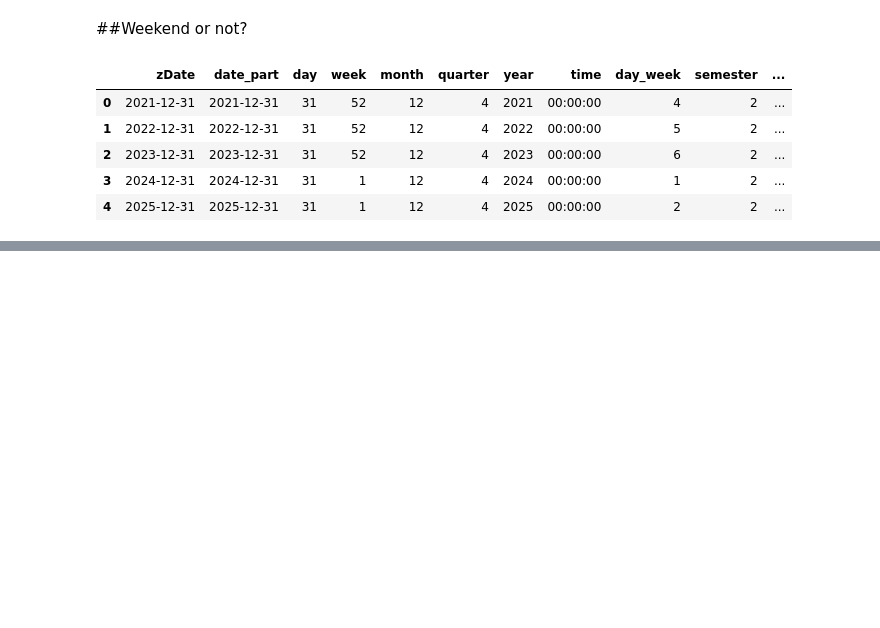
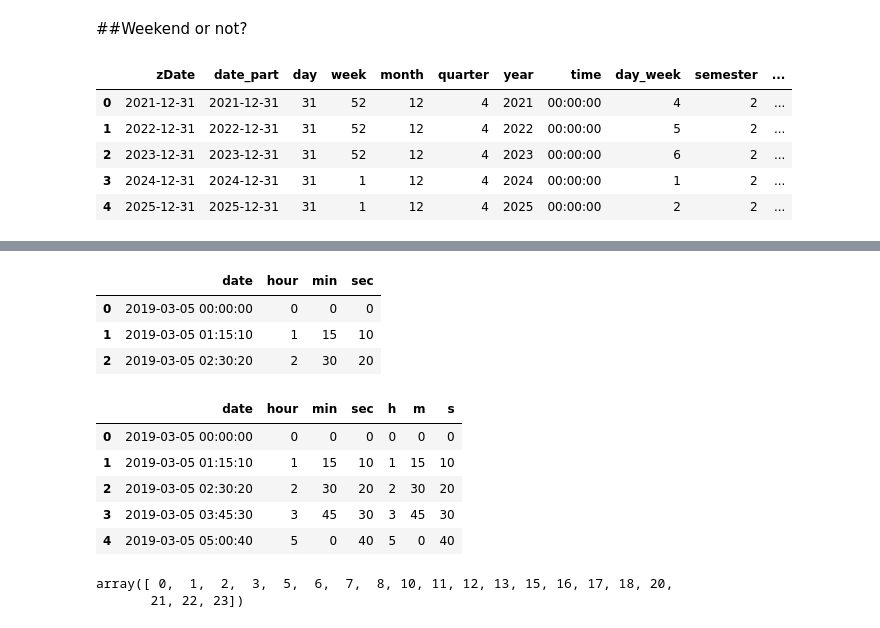
Before and after one commit to Sateesh110/Rep_ML, a Jupyter notebook: zFE_Date_Transformations.ipynb, the cells around one changed output, grey strips where cells are left out. Drawn from its saved outputs; the diff is of its cells as text; code cells hidden in the pictures; blank space fills up the shorter version.

Commit message:
Created using Colaboratory 2020-01-14

```diff
--- a/zFE_Date_Transformations.ipynb
+++ b/zFE_Date_Transformations.ipynb
@@ -127,0 +130,4 @@ df.head()
+# %%
+rng = pd.date_range('2019-03-05', periods=20, freq='1h15min10s')
+df = pd.DataFrame({'date': rng})
+df.head()
@@ -127,0 +141,30 @@ df.head()
+# %%
+# extract hr, min and sec
+
+df['hour'] = df['date'].dt.hour
+df['min'] = df['date'].dt.minute
+df['sec'] = df['date'].dt.second
+df.head(3)
+# %% [output]
+|  | date | hour | min | sec |
+| 0 | 2019-03-05 00:00:00 | 0 | 0 | 0 |
+| 1 | 2019-03-05 01:15:10 | 1 | 15 | 10 |
+| 2 | 2019-03-05 02:30:20 | 2 | 30 | 20 |
+# %%
+# same above logic implemented using a list comperhension
+
+df[['h','m','s']]= pd.DataFrame([(x.hour,x.minute,x.second) for x in df['date']])
+df.head()
+# %% [output]
+|  | date | hour | min | sec | h | m | s |
+| 0 | 2019-03-05 00:00:00 | 0 | 0 | 0 | 0 | 0 | 0 |
+| 1 | 2019-03-05 01:15:10 | 1 | 15 | 10 | 1 | 15 | 10 |
+| 2 | 2019-03-05 02:30:20 | 2 | 30 | 20 | 2 | 30 | 20 |
+| 3 | 2019-03-05 03:45:30 | 3 | 45 | 30 | 3 | 45 | 30 |
+| 4 | 2019-03-05 05:00:40 | 5 | 0 | 40 | 5 | 0 | 40 |
+# %%
+# Unique Hrs
+df['hour'].unique()
+# %% [output]
+array([ 0,  1,  2,  3,  5,  6,  7,  8, 10, 11, 12, 13, 15, 16, 17, 18, 20,
+       21, 22, 23])
```
Also changed, not shown: parts of 6 cells of this notebook.
